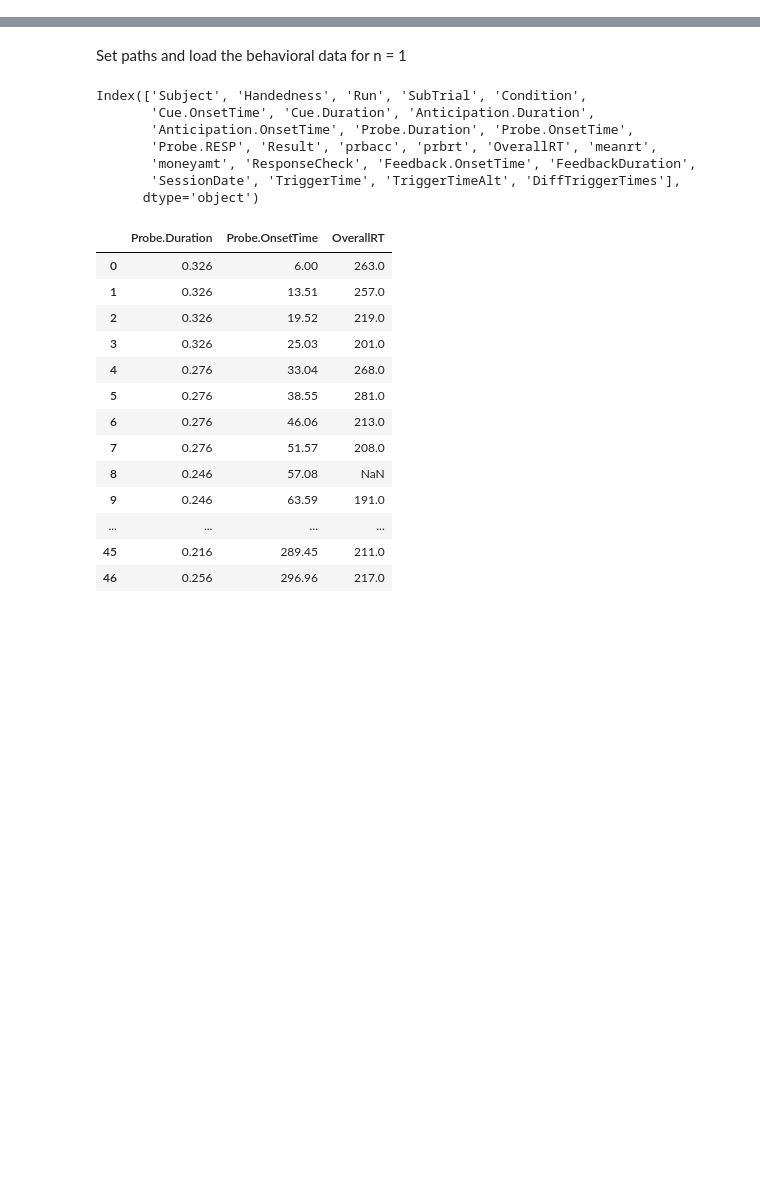
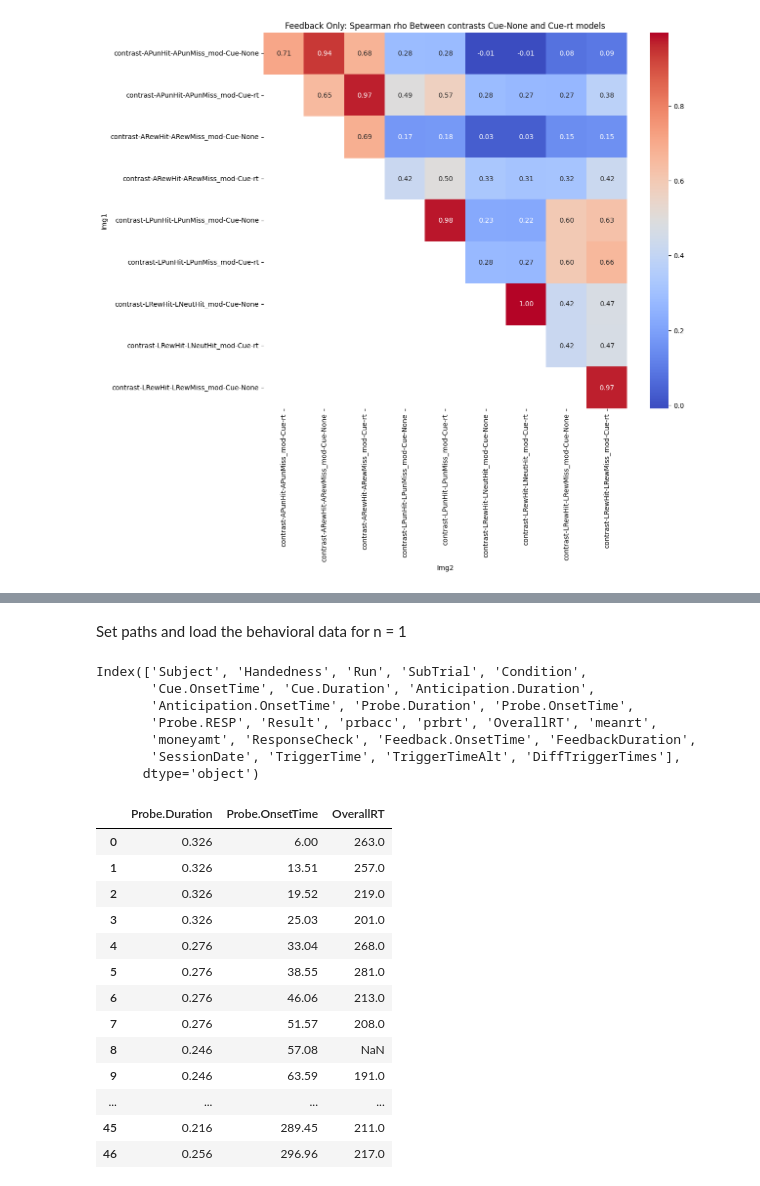
Before and after one commit to demidenm/mid_rt_bold, a Jupyter notebook: scripts/rt_mid_firstlvl.ipynb, the cells around one changed output, grey strips where cells are left out. Cells and saved outputs as stored; diff of their text form; code cells hidden in the pictures; blank space fills up the shorter version.

```diff
--- a/scripts/rt_mid_firstlvl.ipynb
+++ b/scripts/rt_mid_firstlvl.ipynb
@@ -7,0 +24,9 @@ from glob import glob
+# %%
+grp_imgs = glob(f'{grpmap_path}/subs-100_*_stat-tstat.nii.gz')
+# %%
+pairwise_vals = similarity.pairwise_similarity(nii_filelist=grp_imgs, mask = None, similarity_type = 'spearman')
+# %%
+pairwise_vals['similar_coef_r'] = pd.to_numeric(pairwise_vals['similar_coef']).round(3)
+pairwise_vals[['img1','img2']] = pairwise_vals['image_labels'].str.split('~', expand=True)
+pairwise_vals['img1_short'] = pairwise_vals['img1'].str.split('_').apply(lambda x: x[3:5]).apply(lambda x: '_'.join(x))
+pairwise_vals['img2_short'] = pairwise_vals['img2'].str.split('_').apply(lambda x: x[3:5]).apply(lambda x: '_'.join(x))
@@ -7,0 +49,15 @@ from glob import glob
+# %%
+filtered_feedback = pairwise_vals[(pairwise_vals['img1_short'].str.contains('Hit|Miss')) & (pairwise_vals['img2_short'].str.contains('Hit|Miss'))]
+
+# Create correlation matrix from the filtered DataFrame
+fb_matrix = filtered_feedback.pivot(index='img1_short', columns='img2_short', values='similar_coef_r')
+
+# Plot the heatmap
+plt.figure(figsize=(12, 10))
+sns.heatmap(fb_matrix, cmap='coolwarm', annot=True, fmt=".2f", cbar=True)
+plt.title('Feedback Only: Spearman rho Between contrasts Cue-None and Cue-rt models')
+plt.xlabel('Img2')
+plt.ylabel('Img1')
+plt.show()
+# %% [output]
+[figure, added]
```
Also changed, not shown: parts of 7 cells of this notebook.
